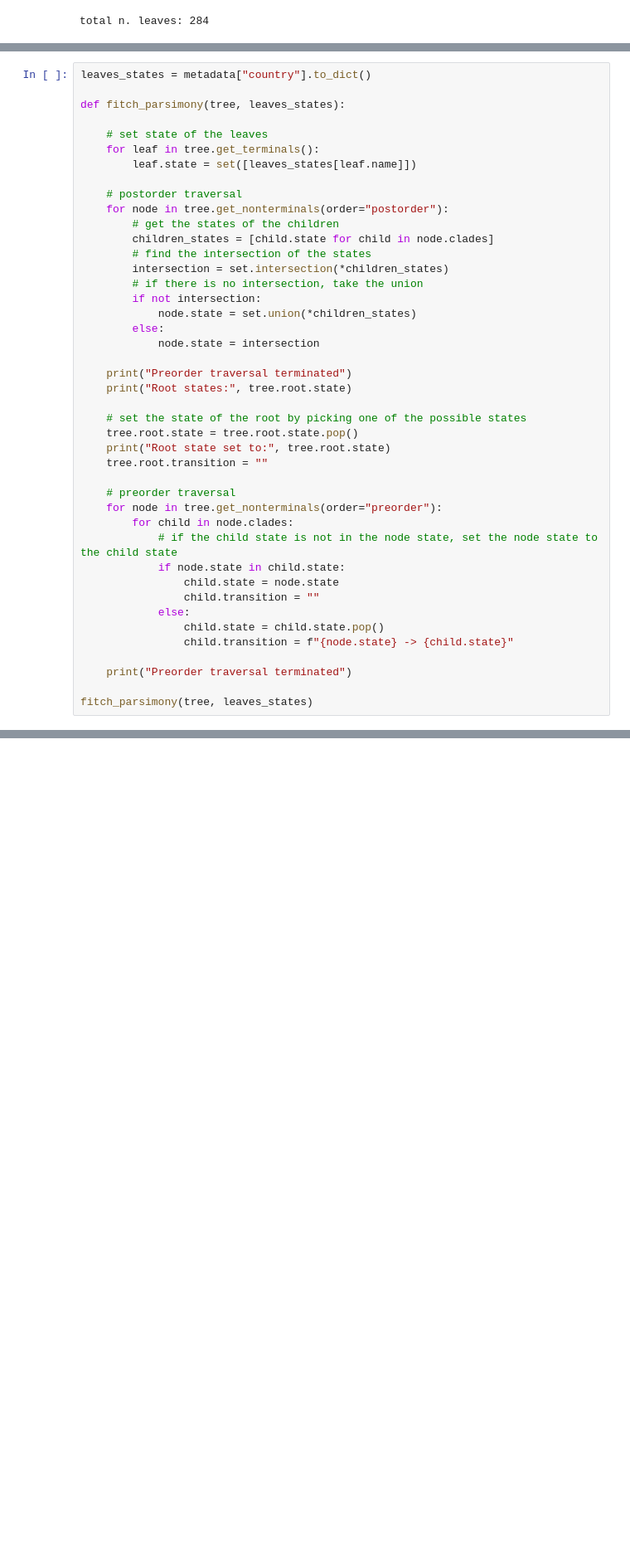
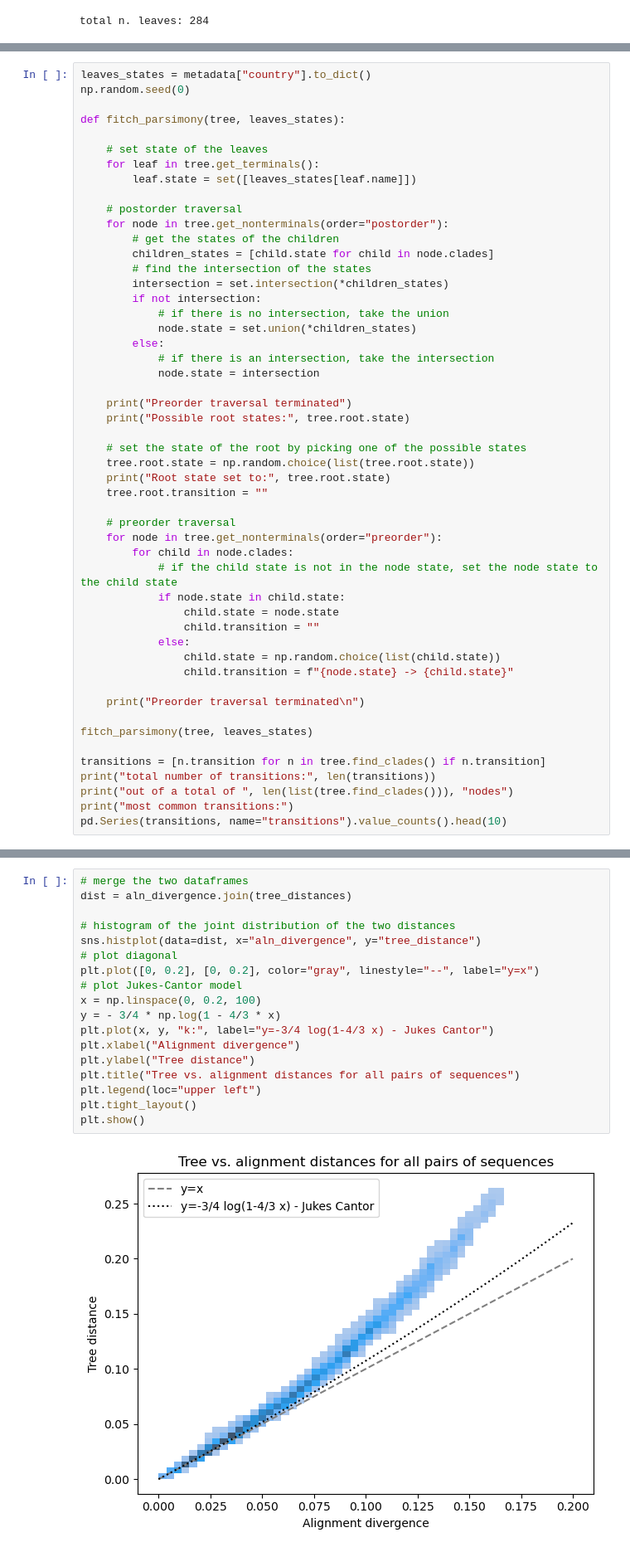
Before and after one commit to mmolari/2025_cb2_lecture, a Jupyter notebook: n02_tree.ipynb, the cells around one changed output, grey strips where cells are left out. Shown at 83% size. Drawn from its saved outputs; the diff is of its cells as text; blank space fills up the shorter version.

```diff
--- a/n02_tree.ipynb
+++ b/n02_tree.ipynb
@@ -254,5 +228,6 @@ plt.show()
 # %%
 leaves_states = metadata["country"].to_dict()
+np.random.seed(0)
 
 def fitch_parsimony(tree, leaves_states):
 
@@ -266,17 +241,18 @@ def fitch_parsimony(tree, leaves_states):
         children_states = [child.state for child in node.clades]
         # find the intersection of the states
         intersection = set.intersection(*children_states)
-        # if there is no intersection, take the union
         if not intersection:
+            # if there is no intersection, take the union
             node.state = set.union(*children_states)
         else:
+            # if there is an intersection, take the intersection
             node.state = intersection
 
     print("Preorder traversal terminated")
-    print("Root states:", tree.root.state)
+    print("Possible root states:", tree.root.state)
 
     # set the state of the root by picking one of the possible states
-    tree.root.state = tree.root.state.pop()
+    tree.root.state = np.random.choice(list(tree.root.state))
     print("Root state set to:", tree.root.state)
     tree.root.transition = ""
 
@@ -288,11 +264,17 @@ def fitch_parsimony(tree, leaves_states):
                 child.state = node.state
                 child.transition = ""
             else:
-                child.state = child.state.pop()
+                child.state = np.random.choice(list(child.state))
                 child.transition = f"{node.state} -> {child.state}"
 
-    print("Preorder traversal terminated")
+    print("Preorder traversal terminated\n")
 
 fitch_parsimony(tree, leaves_states)
+
+transitions = [n.transition for n in tree.find_clades() if n.transition]
+print("total number of transitions:", len(transitions))
+print("out of a total of ", len(list(tree.find_clades())), "nodes")
+print("most common transitions:")
+pd.Series(transitions, name="transitions").value_counts().head(10)
 # %% [output]
 Preorder traversal terminated
@@ -337,0 +419,20 @@ plt.show()
+# %%
+# merge the two dataframes
+dist = aln_divergence.join(tree_distances)
+
+# histogram of the joint distribution of the two distances
+sns.histplot(data=dist, x="aln_divergence", y="tree_distance")
+# plot diagonal
+plt.plot([0, 0.2], [0, 0.2], color="gray", linestyle="--", label="y=x")
+# plot Jukes-Cantor model
+x = np.linspace(0, 0.2, 100)
+y = - 3/4 * np.log(1 - 4/3 * x)
+plt.plot(x, y, "k:", label="y=-3/4 log(1-4/3 x) - Jukes Cantor")
+plt.xlabel("Alignment divergence")
+plt.ylabel("Tree distance")
+plt.title("Tree vs. alignment distances for all pairs of sequences")
+plt.legend(loc="upper left")
+plt.tight_layout()
+plt.show()
+# %% [output]
+[figure, added]
```
Also changed, not shown: parts of 19 cells of this notebook, 12 other files.
